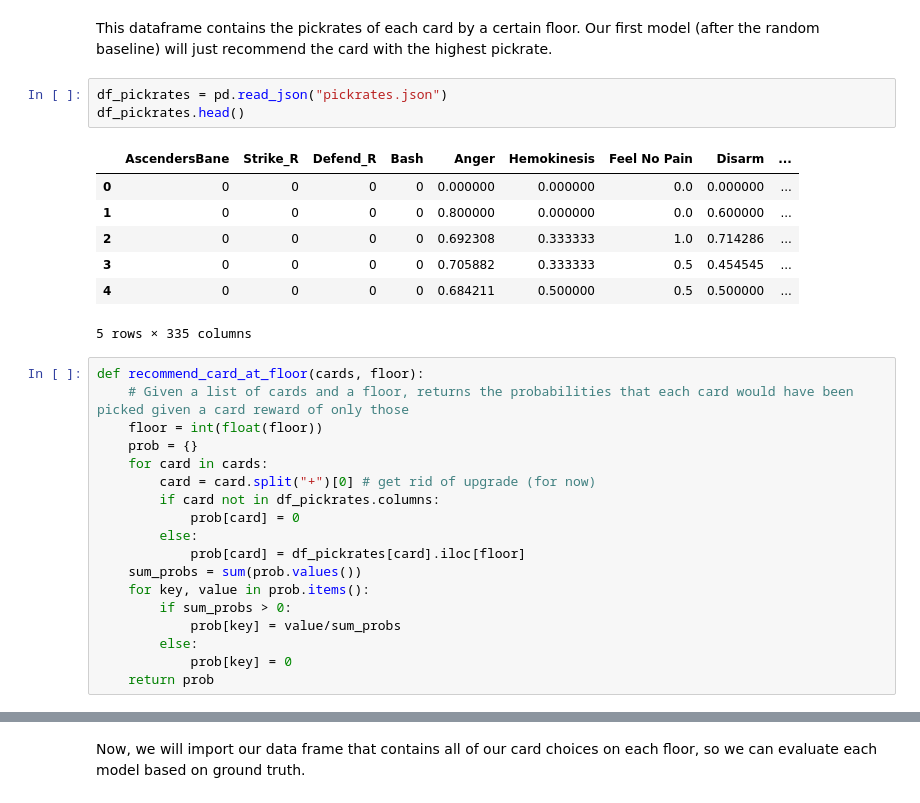
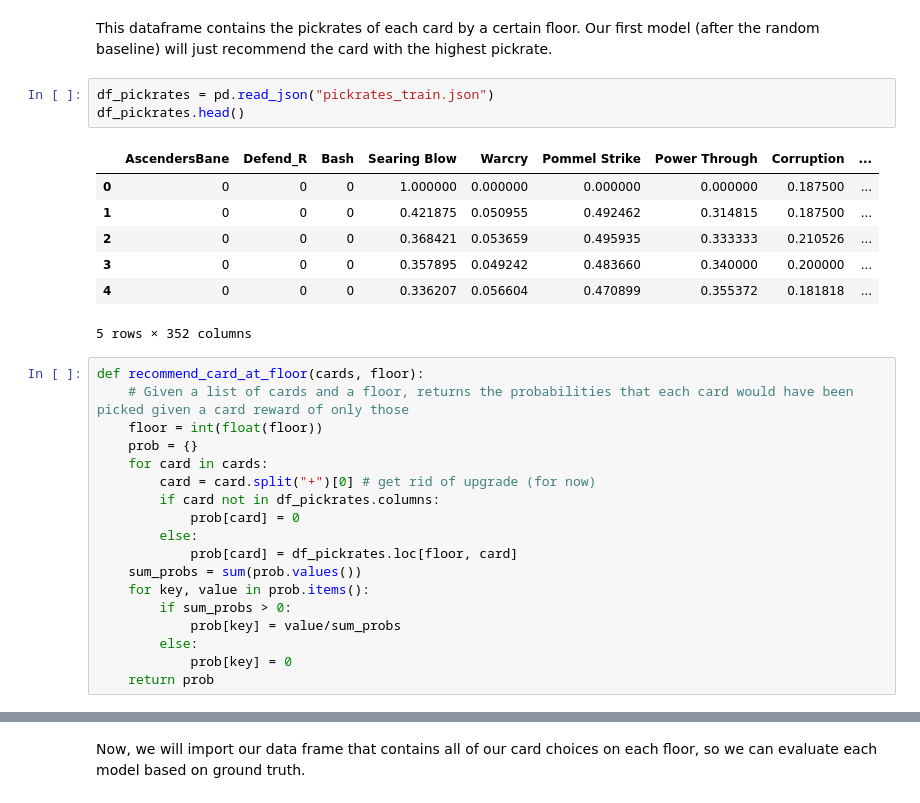
Before and after one commit to charpath/sts-recommender, a Jupyter notebook: models.ipynb, the cells around one changed output, grey strips where cells are left out. Saved outputs shown, nothing was run; the diff lists cells and outputs as text.

```diff
--- a/models.ipynb
+++ b/models.ipynb
@@ -40,16 +44,16 @@ def recommend_random(cards, floor):
 # %% [markdown]
 This dataframe contains the pickrates of each card by a certain floor. Our first model (after the random baseline) will just recommend the card with the highest pickrate.
 # %%
-df_pickrates = pd.read_json("pickrates.json")
+df_pickrates = pd.read_json("pickrates_train.json")
 df_pickrates.head()
 # %% [output]
-|  | AscendersBane | Strike_R | Defend_R | Bash | Anger | Hemokinesis | Feel No Pain | Disarm | ... |
-| 0 | 0 | 0 | 0 | 0 | 0.000000 | 0.000000 | 0.0 | 0.000000 | ... |
-| 1 | 0 | 0 | 0 | 0 | 0.800000 | 0.000000 | 0.0 | 0.600000 | ... |
-| 2 | 0 | 0 | 0 | 0 | 0.692308 | 0.333333 | 1.0 | 0.714286 | ... |
-| 3 | 0 | 0 | 0 | 0 | 0.705882 | 0.333333 | 0.5 | 0.454545 | ... |
-| 4 | 0 | 0 | 0 | 0 | 0.684211 | 0.500000 | 0.5 | 0.500000 | ... |
+|  | AscendersBane | Defend_R | Bash | Searing Blow | Warcry | Pommel Strike | Power Through | Corruption | ... |
+| 0 | 0 | 0 | 0 | 1.000000 | 0.000000 | 0.000000 | 0.000000 | 0.187500 | ... |
+| 1 | 0 | 0 | 0 | 0.421875 | 0.050955 | 0.492462 | 0.314815 | 0.187500 | ... |
+| 2 | 0 | 0 | 0 | 0.368421 | 0.053659 | 0.495935 | 0.333333 | 0.210526 | ... |
+| 3 | 0 | 0 | 0 | 0.357895 | 0.049242 | 0.483660 | 0.340000 | 0.200000 | ... |
+| 4 | 0 | 0 | 0 | 0.336207 | 0.056604 | 0.470899 | 0.355372 | 0.181818 | ... |
-5 rows × 335 columns
+5 rows × 352 columns
 # %%
 def recommend_card_at_floor(cards, floor):
     # Given a list of cards and a floor, returns the probabilities that each card would have been picked given a card reward of only those
@@ -60,7 +64,7 @@ def recommend_card_at_floor(cards, floor):
         if card not in df_pickrates.columns:
             prob[card] = 0
         else:
-            prob[card] = df_pickrates[card].iloc[floor]
+            prob[card] = df_pickrates.loc[floor, card]
     sum_probs = sum(prob.values())
     for key, value in prob.items():
         if sum_probs > 0:
```
Also changed, not shown: parts of 45 cells of this notebook, 4 other files.
